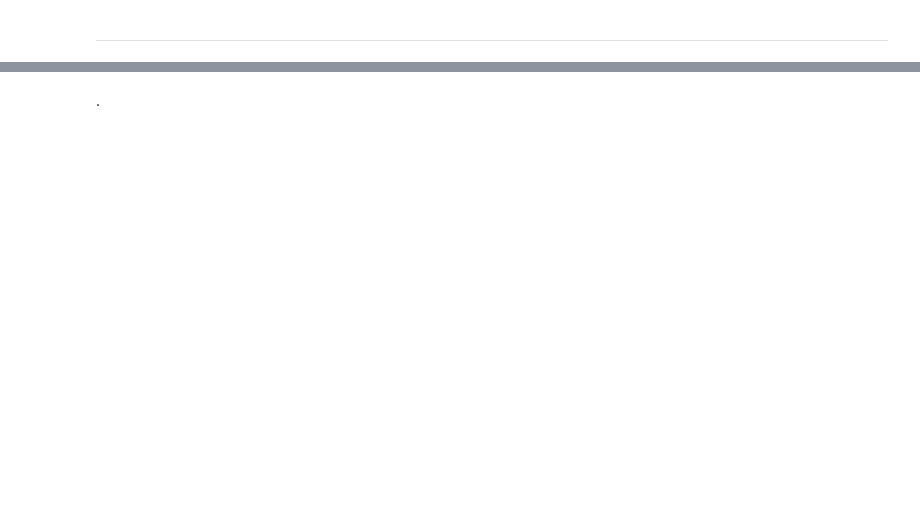
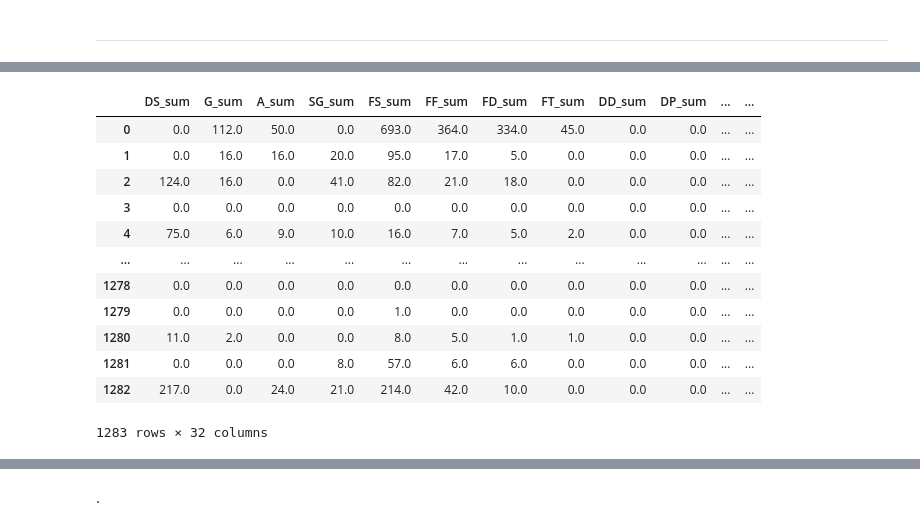
Before and after one commit to thiagodsd/science-avec-des, a Jupyter notebook: notas/lab_agrupamento.ipynb, the cells around one changed output, grey strips where cells are left out. Drawn from its saved outputs; the diff is of its cells as text; code cells hidden in the pictures; blank space fills up the shorter version.

```diff
--- a/notas/lab_agrupamento.ipynb
+++ b/notas/lab_agrupamento.ipynb
@@ -866,0 +868,12 @@ plt.legend()
+# %%
+%%time
+
+cols = analise.columns[:-3]
+sc   = scaler.transform(analise[cols].copy().drop(columns=drop_))
+dist = list()
+
+for i,p in enumerate(sc):
+    dst = [distance.euclidean(p, clu) for clu in som.get_weights()[0]]
+    dist.append(dst)
+
+analise_ = pd.concat([analise, pd.DataFrame(dist)], axis=1)
@@ -866,0 +883,16 @@ plt.legend()
+# %%
+analise_
+# %% [output]
+|  | DS_sum | G_sum | A_sum | SG_sum | FS_sum | FF_sum | FD_sum | FT_sum | DD_sum | DP_sum | ... | ... |
+| 0 | 0.0 | 112.0 | 50.0 | 0.0 | 693.0 | 364.0 | 334.0 | 45.0 | 0.0 | 0.0 | ... | ... |
+| 1 | 0.0 | 16.0 | 16.0 | 20.0 | 95.0 | 17.0 | 5.0 | 0.0 | 0.0 | 0.0 | ... | ... |
+| 2 | 124.0 | 16.0 | 0.0 | 41.0 | 82.0 | 21.0 | 18.0 | 0.0 | 0.0 | 0.0 | ... | ... |
+| 3 | 0.0 | 0.0 | 0.0 | 0.0 | 0.0 | 0.0 | 0.0 | 0.0 | 0.0 | 0.0 | ... | ... |
+| 4 | 75.0 | 6.0 | 9.0 | 10.0 | 16.0 | 7.0 | 5.0 | 2.0 | 0.0 | 0.0 | ... | ... |
+| ... | ... | ... | ... | ... | ... | ... | ... | ... | ... | ... | ... | ... |
+| 1278 | 0.0 | 0.0 | 0.0 | 0.0 | 0.0 | 0.0 | 0.0 | 0.0 | 0.0 | 0.0 | ... | ... |
+| 1279 | 0.0 | 0.0 | 0.0 | 0.0 | 1.0 | 0.0 | 0.0 | 0.0 | 0.0 | 0.0 | ... | ... |
+| 1280 | 11.0 | 2.0 | 0.0 | 0.0 | 8.0 | 5.0 | 1.0 | 1.0 | 0.0 | 0.0 | ... | ... |
+| 1281 | 0.0 | 0.0 | 0.0 | 8.0 | 57.0 | 6.0 | 6.0 | 0.0 | 0.0 | 0.0 | ... | ... |
+| 1282 | 217.0 | 0.0 | 24.0 | 21.0 | 214.0 | 42.0 | 10.0 | 0.0 | 0.0 | 0.0 | ... | ... |
+1283 rows × 32 columns
```
Also changed, not shown: parts of 36 cells of this notebook.
